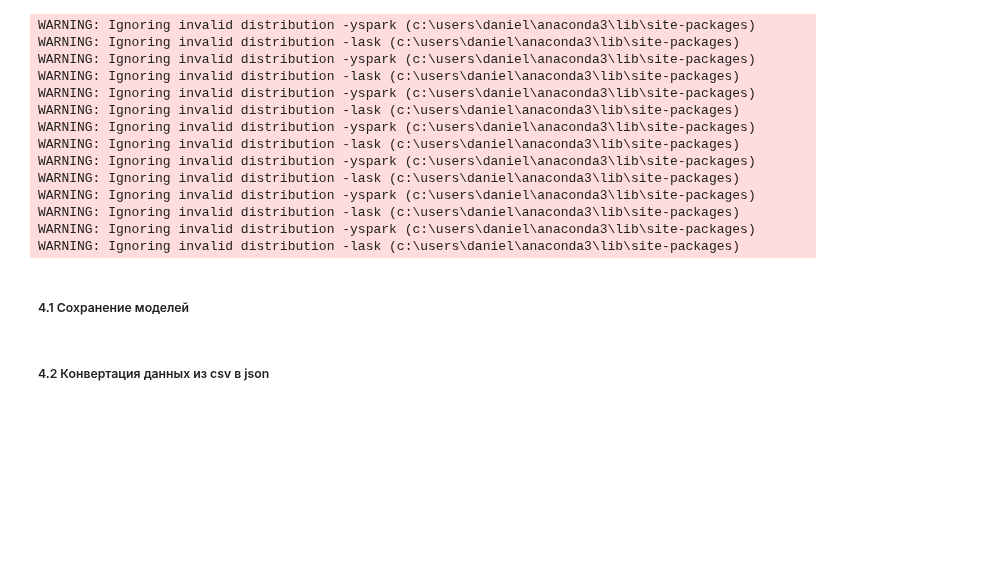
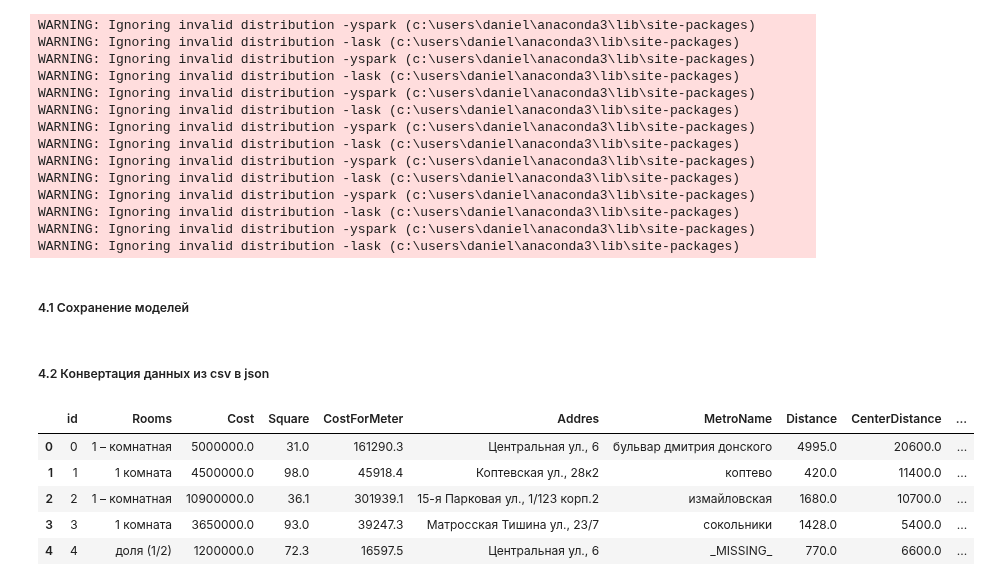
Before and after one commit to Gabuchev/Apartments-in-Moscow---The-simplest-recommendation-system, a Jupyter notebook: Rec.Sys.ipynb, the cells around one changed output. Drawn from its saved outputs; the diff is of its cells as text; code cells hidden in the pictures; blank space fills up the shorter version.

```diff
--- a/Rec.Sys.ipynb
+++ b/Rec.Sys.ipynb
@@ -1118,0 +1122,12 @@ csv_to_json(csvFilePath, jsonFilePath)
+# %%
+import pandas as pd
+#Нахожу медиану для всех столбцов
+data = pd.read_csv(r'C:\Users\Daniel\project university\Csv_to_html\Сlean.csv',encoding='utf-8')
+data.head(5)
+# %% [output]
+|  | id | Rooms | Cost | Square | CostForMeter | Addres | MetroName | Distance | CenterDistance | ... |
+| 0 | 0 | 1 – комнатная | 5000000.0 | 31.0 | 161290.3 | Центральная ул., 6 | бульвар дмитрия донского | 4995.0 | 20600.0 | ... |
+| 1 | 1 | 1 комната | 4500000.0 | 98.0 | 45918.4 | Коптевская ул., 28к2 | коптево | 420.0 | 11400.0 | ... |
+| 2 | 2 | 1 – комнатная | 10900000.0 | 36.1 | 301939.1 | 15-я Парковая ул., 1/123 корп.2 | измайловская | 1680.0 | 10700.0 | ... |
+| 3 | 3 | 1 комната | 3650000.0 | 93.0 | 39247.3 | Матросская Тишина ул., 23/7 | сокольники | 1428.0 | 5400.0 | ... |
+| 4 | 4 | доля (1/2) | 1200000.0 | 72.3 | 16597.5 | Центральная ул., 6 | _MISSING_ | 770.0 | 6600.0 | ... |
```
Also changed, not shown: parts of 21 cells of this notebook.
